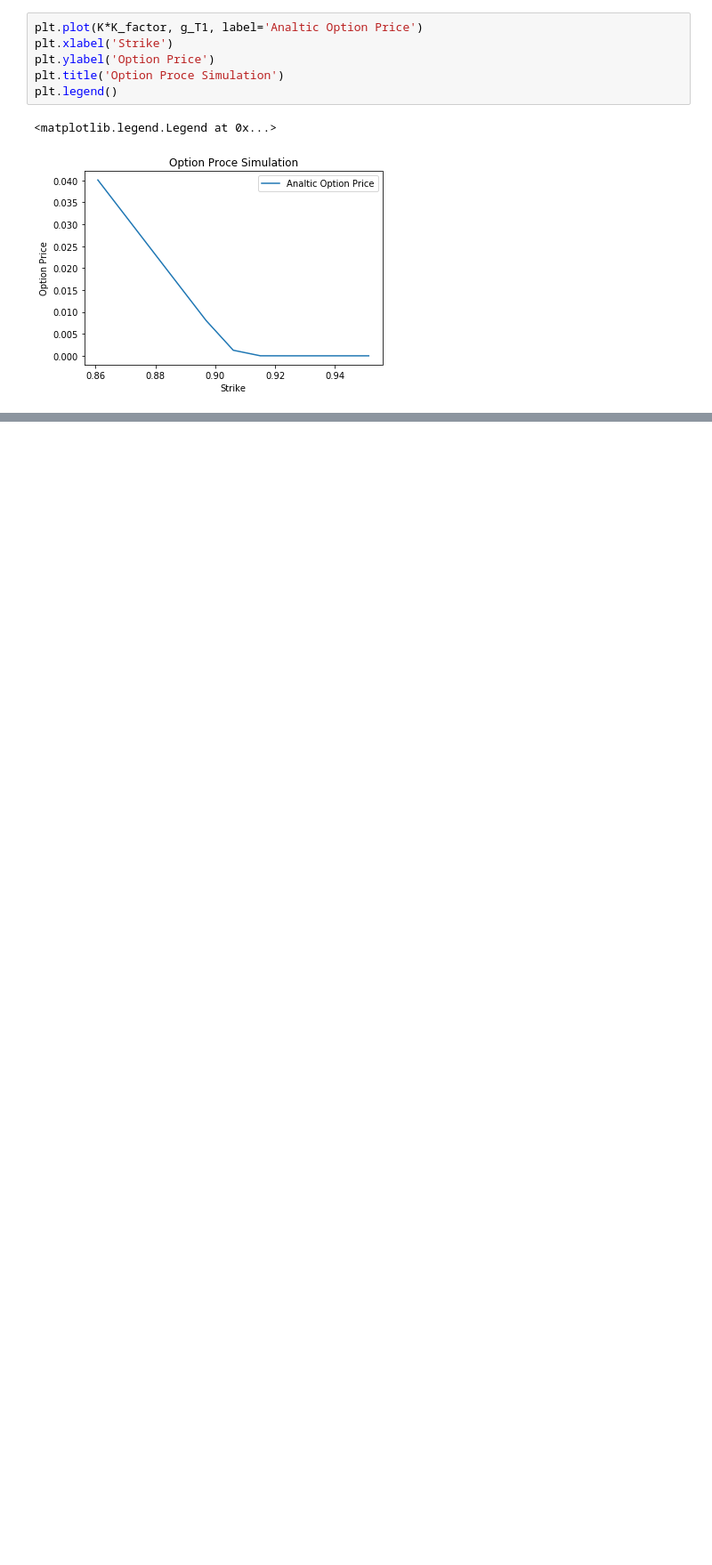
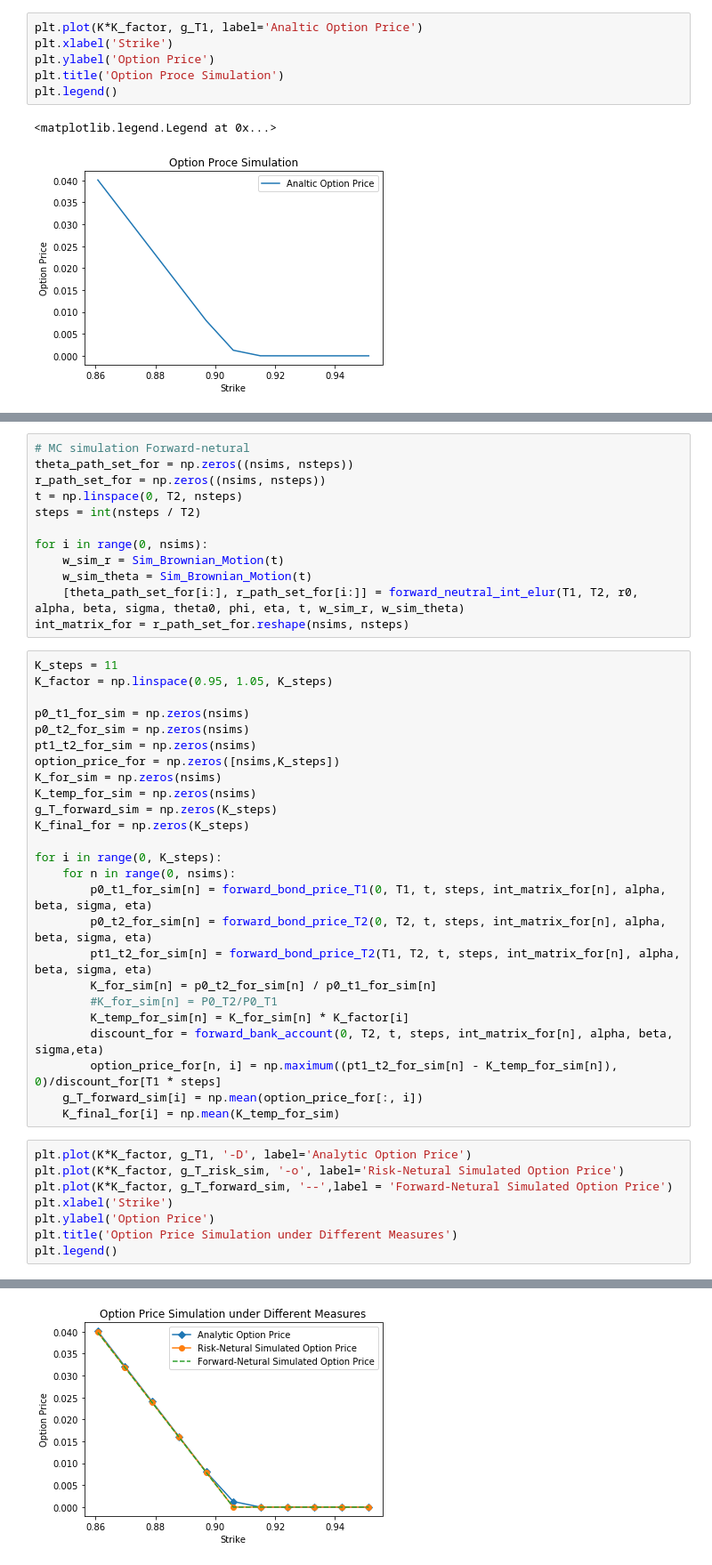
Before and after one commit to MingzeTR/Pricing-project-3, a Jupyter notebook: Sto_IR.ipynb, the cells around one changed output, grey strips where cells are left out. Shown: that part at 89% size. Drawn from its saved outputs; the diff is of its cells as text; blank space fills up the shorter version.

```diff
--- a/Sto_IR.ipynb
+++ b/Sto_IR.ipynb
@@ -180,0 +281,46 @@ for i in t:
+# %%
+# MC simulation Forward-netural
+theta_path_set_for = np.zeros((nsims, nsteps))
+r_path_set_for = np.zeros((nsims, nsteps))
+t = np.linspace(0, T2, nsteps)
+steps = int(nsteps / T2)
+
+for i in range(0, nsims):
+    w_sim_r = Sim_Brownian_Motion(t)
+    w_sim_theta = Sim_Brownian_Motion(t)
+    [theta_path_set_for[i:], r_path_set_for[i:]] = forward_neutral_int_elur(T1, T2, r0, alpha, beta, sigma, theta0, phi, eta, t, w_sim_r, w_sim_theta)
+int_matrix_for = r_path_set_for.reshape(nsims, nsteps)
+# %%
+K_steps = 11
+K_factor = np.linspace(0.95, 1.05, K_steps)
+
+p0_t1_for_sim = np.zeros(nsims)
+p0_t2_for_sim = np.zeros(nsims)
+pt1_t2_for_sim = np.zeros(nsims)
+option_price_for = np.zeros([nsims,K_steps])
+K_for_sim = np.zeros(nsims)
+K_temp_for_sim = np.zeros(nsims)
+g_T_forward_sim = np.zeros(K_steps)
+K_final_for = np.zeros(K_steps)
+
+for i in range(0, K_steps):
+    for n in range(0, nsims):
+        p0_t1_for_sim[n] = forward_bond_price_T1(0, T1, t, steps, int_matrix_for[n], alpha, beta, sigma, eta)
+        p0_t2_for_sim[n] = forward_bond_price_T2(0, T2, t, steps, int_matrix_for[n], alpha, beta, sigma, eta)
+        pt1_t2_for_sim[n] = forward_bond_price_T2(T1, T2, t, steps, int_matrix_for[n], alpha, beta, sigma, eta)
+        K_for_sim[n] = p0_t2_for_sim[n] / p0_t1_for_sim[n]
+        #K_for_sim[n] = P0_T2/P0_T1
+        K_temp_for_sim[n] = K_for_sim[n] * K_factor[i]
+        discount_for = forward_bank_account(0, T2, t, steps, int_matrix_for[n], alpha, beta, sigma,eta)
+        option_price_for[n, i] = np.maximum((pt1_t2_for_sim[n] - K_temp_for_sim[n]), 0)/discount_for[T1 * steps]
+    g_T_forward_sim[i] = np.mean(option_price_for[:, i])
+    K_final_for[i] = np.mean(K_temp_for_sim)
+# %%
+plt.plot(K*K_factor, g_T1, '-D', label='Analytic Option Price')
+plt.plot(K*K_factor, g_T_risk_sim, '-o', label='Risk-Netural Simulated Option Price')
+plt.plot(K*K_factor, g_T_forward_sim, '--',label = 'Forward-Netural Simulated Option Price')
+plt.xlabel('Strike')
+plt.ylabel('Option Price')
+plt.title('Option Price Simulation under Different Measures')
+plt.legend()
+# %% [output]
@@ -180,0 +328 @@ for i in t:
+[figure, added]
```
Also changed, not shown: parts of 15 cells of this notebook.
